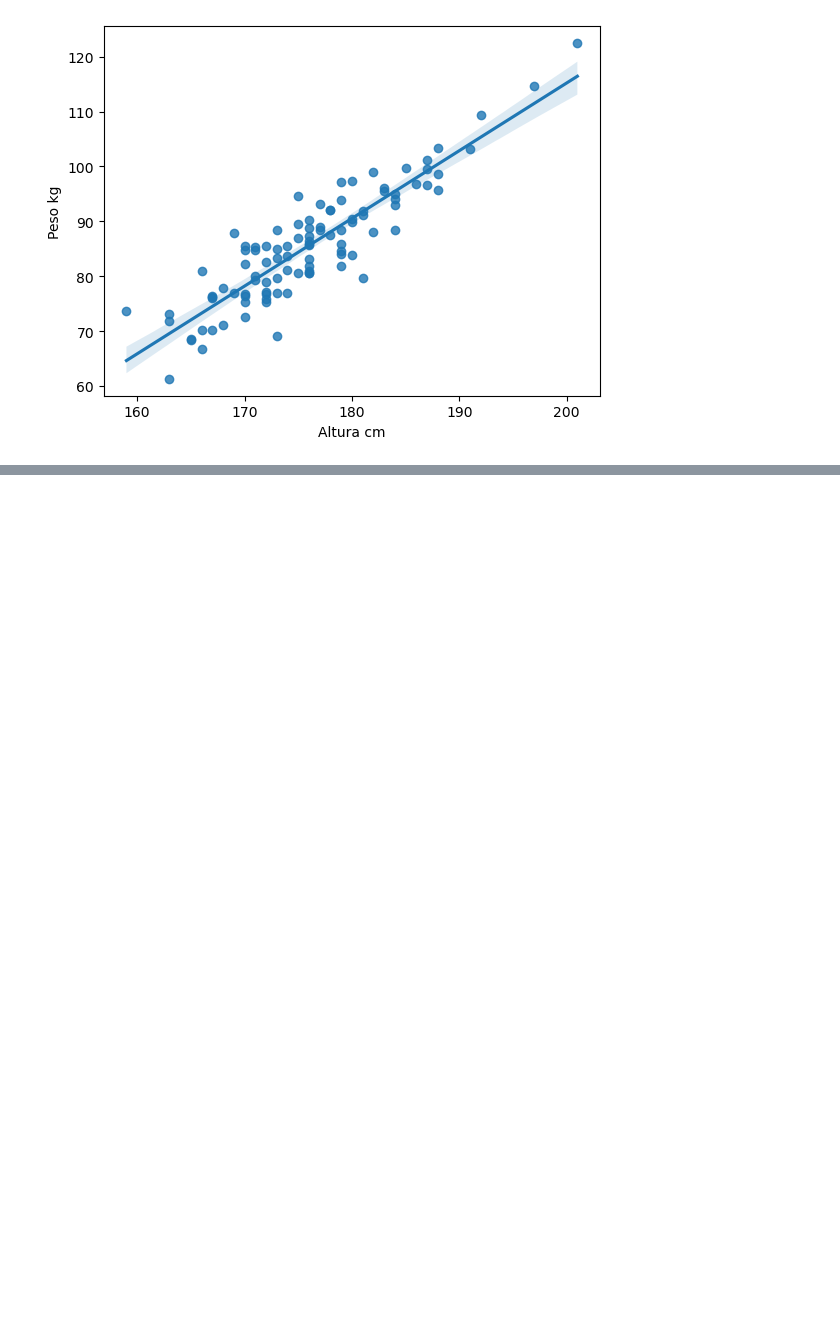
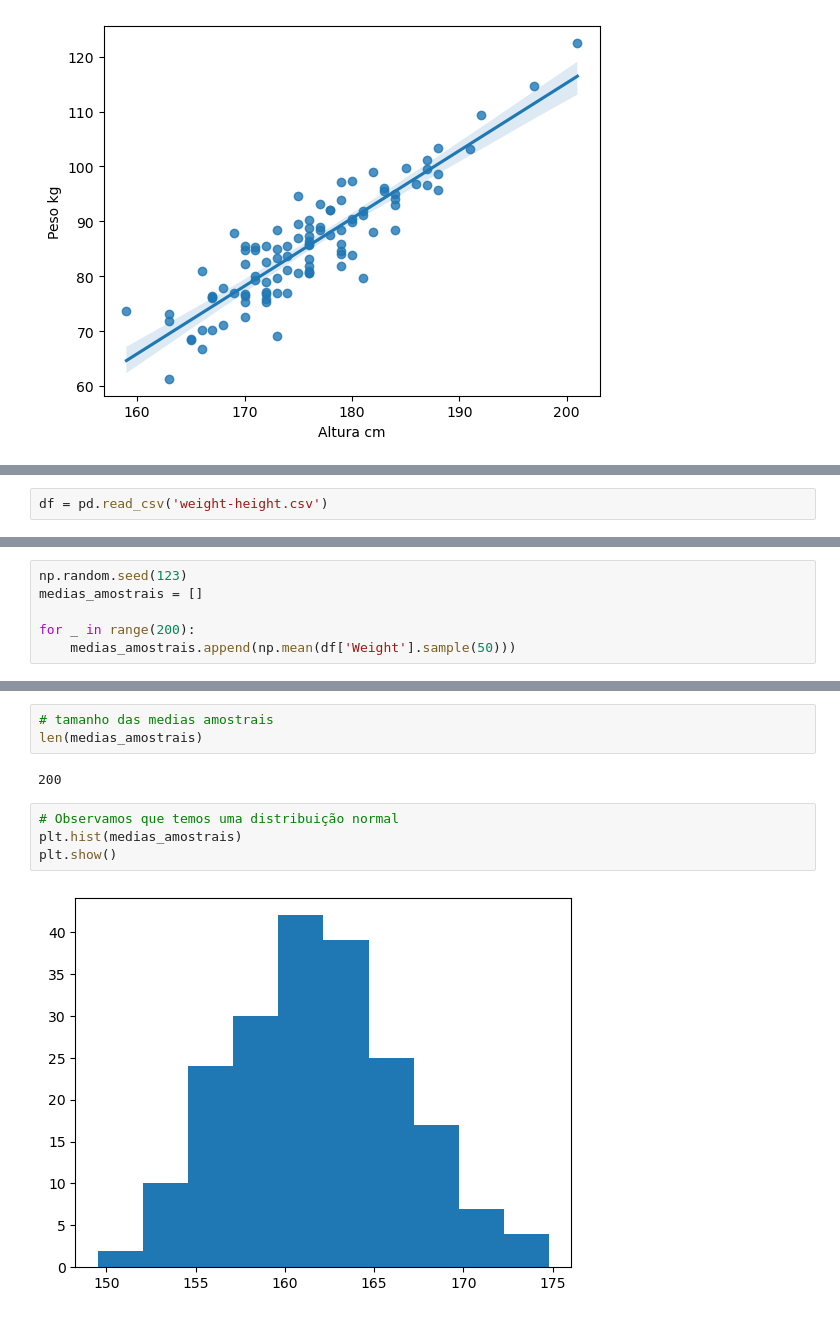
Before and after one commit to wendellbarcelos/Estatistica, a Jupyter notebook: Estatistica.ipynb, the cells around one changed output, grey strips where cells are left out. Saved outputs shown, nothing was run; the diff lists cells and outputs as text; blank space fills up the shorter version.

```diff
--- a/Estatistica.ipynb
+++ b/Estatistica.ipynb
@@ -356,0 +575,2 @@ sns.regplot(x=homens['Altura cm'][2000:2100], y=homens['Peso kg'][2000:2100])
+# %%
+df = pd.read_csv('weight-height.csv')
@@ -356,0 +597,6 @@ sns.regplot(x=homens['Altura cm'][2000:2100], y=homens['Peso kg'][2000:2100])
+# %%
+np.random.seed(123)
+medias_amostrais = []
+
+for _ in range(200):
+    medias_amostrais.append(np.mean(df['Weight'].sample(50)))
@@ -356,0 +624,11 @@ sns.regplot(x=homens['Altura cm'][2000:2100], y=homens['Peso kg'][2000:2100])
+# %%
+# tamanho das medias amostrais
+len(medias_amostrais)
+# %% [output]
+200
+# %%
+# Observamos que temos uma distribuição normal
+plt.hist(medias_amostrais)
+plt.show()
+# %% [output]
+[figure, added]
```
Also changed, not shown: parts of 78 cells of this notebook, 14 other files.
